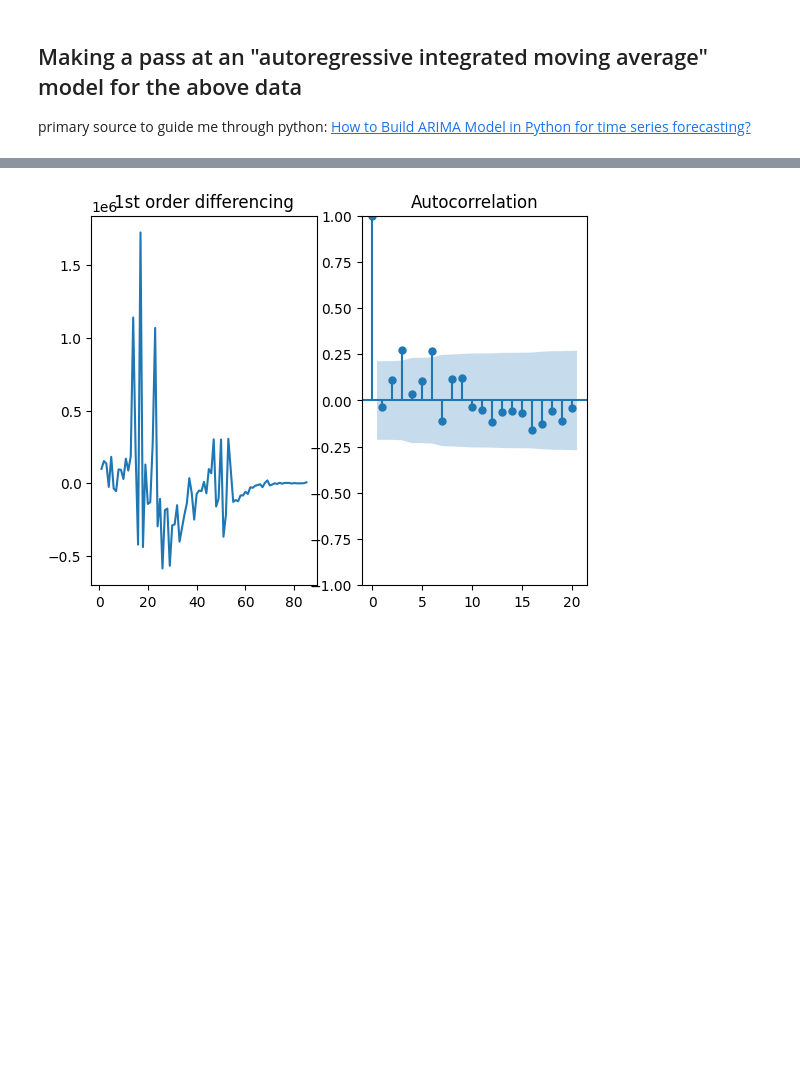
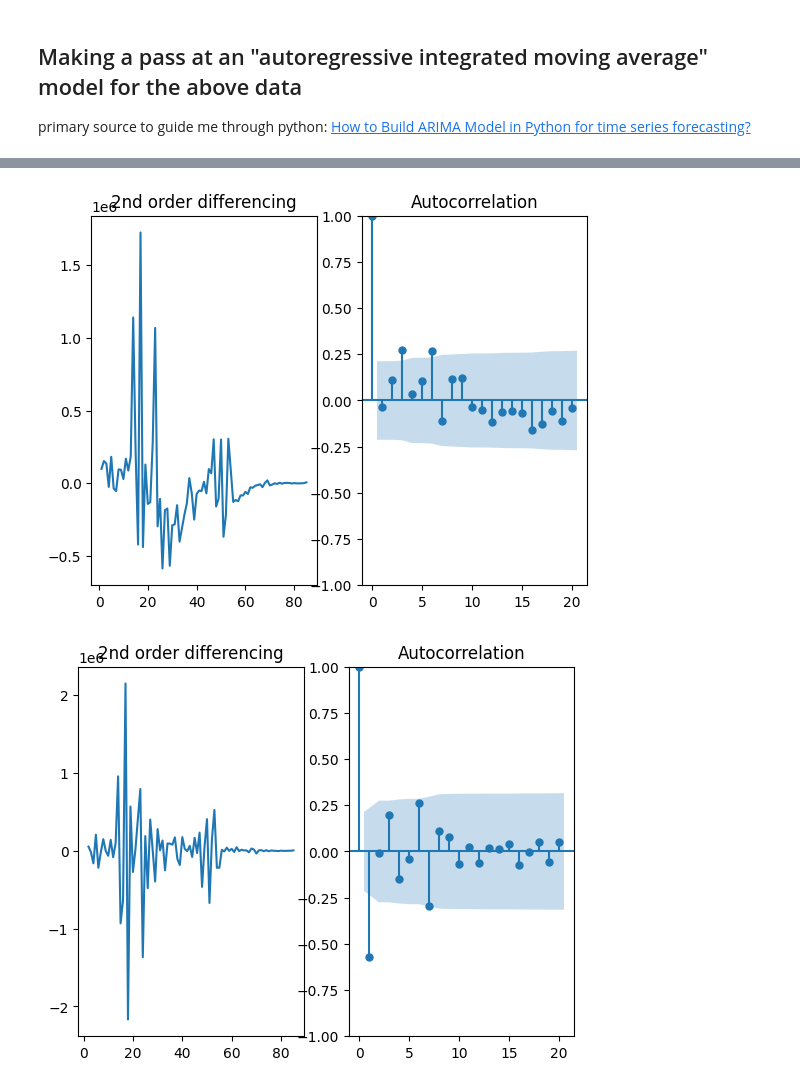
Before and after one commit to matthiasdaues/corona_mortality, a Jupyter notebook: notebooks/mortality_and_vaccination_against_covid.ipynb, the cells around one changed output, grey strips where cells are left out. Saved outputs shown, nothing was run; the diff lists cells and outputs as text; code cells hidden in the pictures; blank space fills up the shorter version.

```diff
--- a/notebooks/mortality_and_vaccination_against_covid.ipynb
+++ b/notebooks/mortality_and_vaccination_against_covid.ipynb
@@ -257,22 +233,24 @@ plot_acf(death_vax_weekly.impfungen_biontech_min1_gi)
 # %%
 f = plt.figure()
-
 
 ax1=f.add_subplot(121)
 ax1.set_title('1st order differencing')
 ax1.plot(death_vax_weekly.impfungen_biontech_min1_gi.diff())
 
 ax2=f.add_subplot(122)
 plot_acf(death_vax_weekly.impfungen_biontech_min1_gi.diff().dropna(), ax = ax2)
 plt.show()
 
-ax3=f.add_subplot(121)
-ax3.set_title('2nd order differencing')
+f = plt.figure()
+
+ax1=f.add_subplot(121)
+ax1.set_title('2nd order differencing')
 ax1.plot(death_vax_weekly.impfungen_biontech_min1_gi.diff().diff())
 
-ax4=f.add_subplot(122)
-plot_acf(death_vax_weekly.impfungen_biontech_min1_gi.diff().diff().dropna(), ax = ax4)
+ax2=f.add_subplot(122)
+plot_acf(death_vax_weekly.impfungen_biontech_min1_gi.diff().diff().dropna(), ax = ax2)
 plt.show()
 # %% [output]
-[figure, old version]
+[figure, new version]
+[figure, added]
 # %%
```
Also changed, not shown: parts of 5 cells of this notebook, 1 other file.
